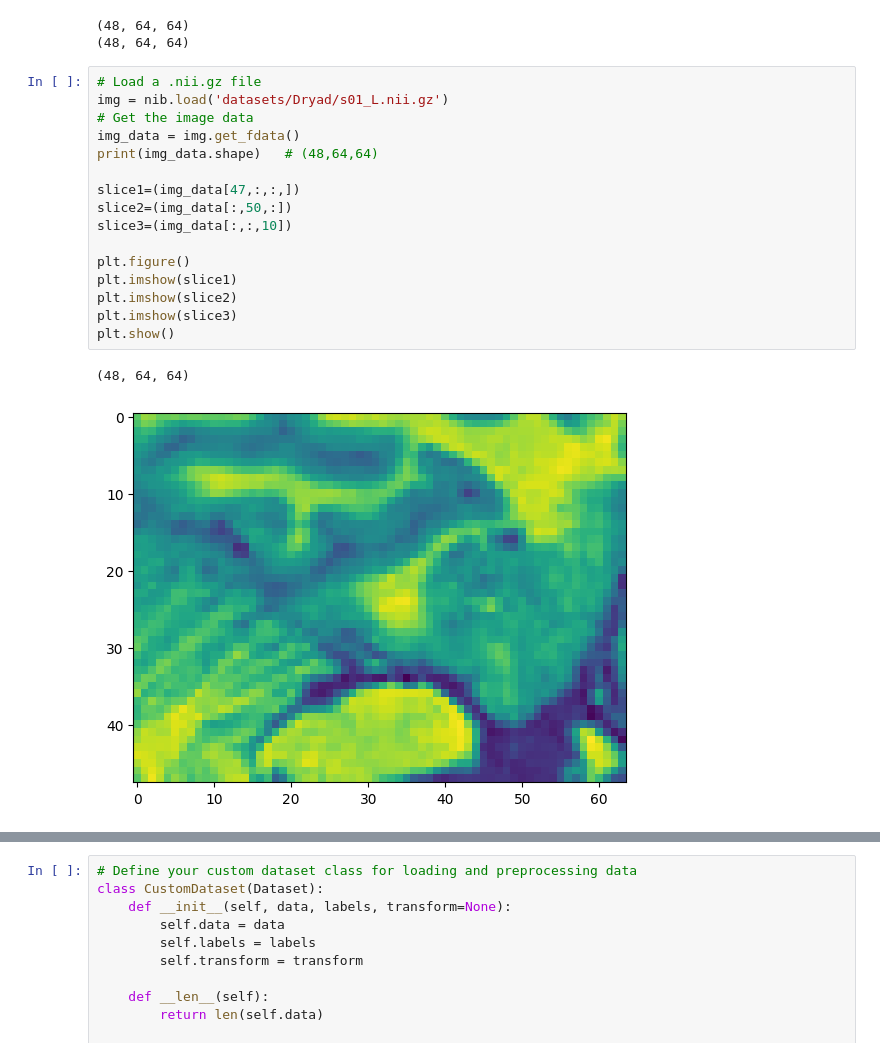
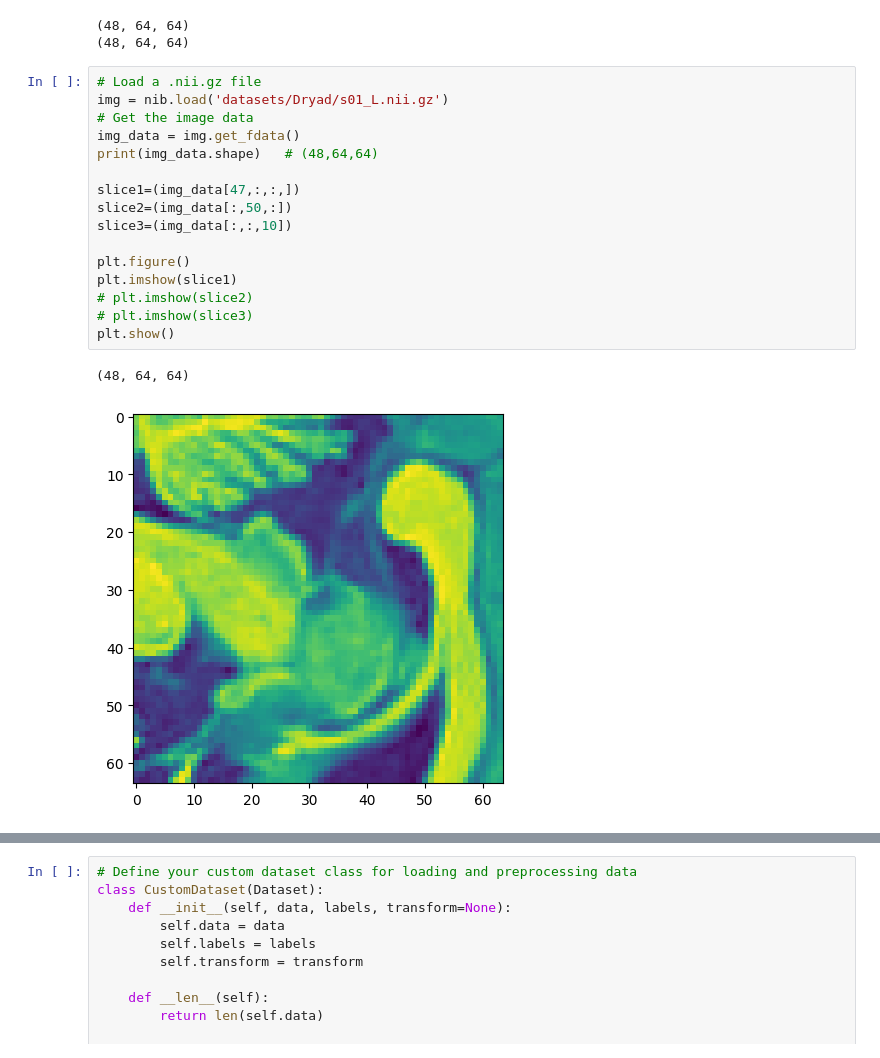
Before and after one commit to Anika-Roy/Hippocampus-Segmentation, a Jupyter notebook: approach_2.ipynb, the cells around one changed output, grey strips where cells are left out. Drawn from its saved outputs; the diff is of its cells as text.

```diff
--- a/approach_2.ipynb
+++ b/approach_2.ipynb
@@ -151,19 +136,19 @@ print(dryad_labels[0].shape)
 # %%
 # Load a .nii.gz file
 img = nib.load('datasets/Dryad/s01_L.nii.gz')
 # Get the image data
 img_data = img.get_fdata()
 print(img_data.shape)   # (48,64,64)
 
 slice1=(img_data[47,:,:,])
 slice2=(img_data[:,50,:])
 slice3=(img_data[:,:,10])
 
 plt.figure()
 plt.imshow(slice1)
-plt.imshow(slice2)
-plt.imshow(slice3)
+# plt.imshow(slice2)
+# plt.imshow(slice3)
 plt.show()
 # %% [output]
 (48, 64, 64)
-[figure, old version]
+[figure, new version]
```
Also changed, not shown: parts of 20 cells of this notebook.
